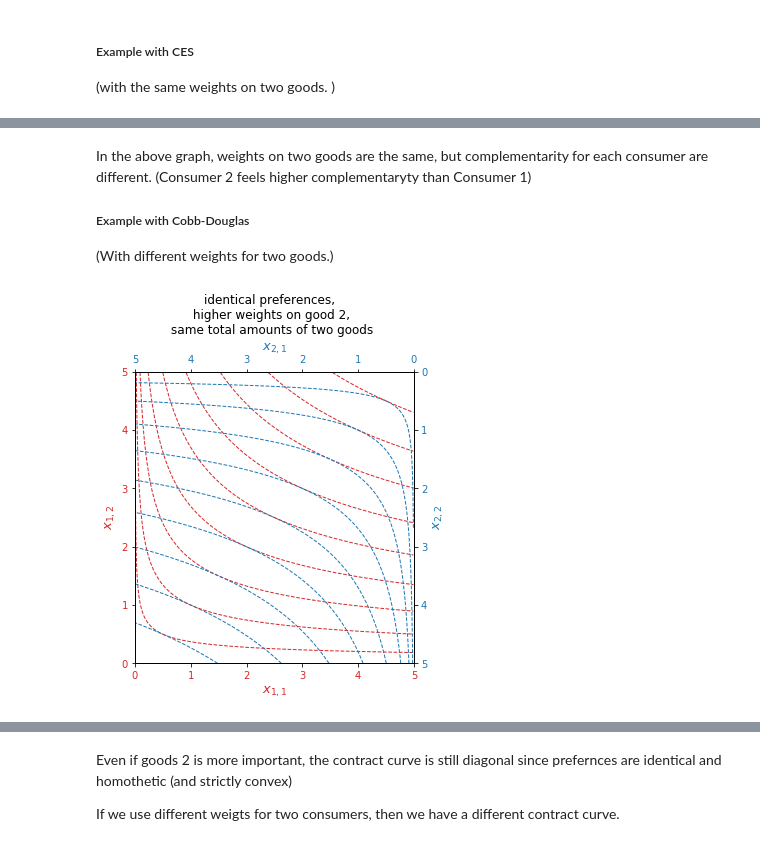
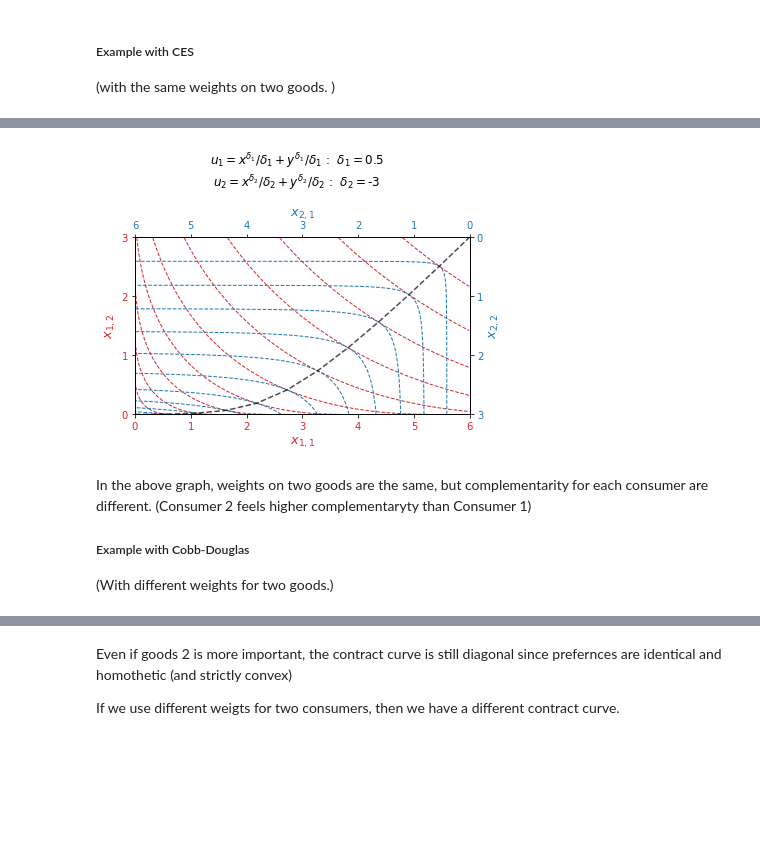
Before and after one commit to yyuta0001/Plotting_Intro_Micro_Econ, a Jupyter notebook: Edgeworth Box.ipynb, the cells around one changed output, grey strips where cells are left out. Drawn from its saved outputs; the diff is of its cells as text; code cells hidden in the pictures; blank space fills up the shorter version.

```diff
--- a/Edgeworth Box.ipynb
+++ b/Edgeworth Box.ipynb
@@ -109,32 +124,18 @@ plt.savefig('Edgeworth_not_identical1.png')
+# %%
+dlt1 = 0.5
+dlt2 = -3
+Edgeworth_box(u1=6, u2=3,
+              util1 = lambda x,y: CES(x, y, dlt1),
+              util2 =lambda x,y: CES(x, y, dlt2),
+              MRS1 =lambda x, y: MRS_CES(x,y,dlt1),
+              MRS2 =lambda x, y: MRS_CES(x,y,dlt2),
+              ttl='$u_1=x^{\delta_1}/{\delta_1} + y^{\delta_1}/{\delta_1}$ :  ${\delta_1}=$' + '{}\n'.format(dlt1)
+              +'$u_2=x^{\delta_2}/\delta_2 + y^{\delta_2}/\delta_2$ :  ${\delta_2}=$' + '{}'.format(dlt2),
+              ttl_margin= 1, top=0.7,  fname='Edgeworth_not_identical1.png')
+# %% [output]
+[figure, added]
 # %% [markdown]
 In the above graph, weights on two goods are the same, but complementarity for each consumer are different. (Consumer 2 feels higher complementaryty than Consumer 1)
 
 ##### Example with Cobb-Douglas
 (With different weights for two goods.)
-# %%
-l1 = 0.00000001
-u1 = 5
-u2 = 5
-x1 = np.arange(l1, u1, 0.01)
-x2 = np.arange(l1, u2, 0.01)
-X1, X2 = np.meshgrid(x1, x2)
-
-xtcks = np.arange(0, u1+1)
-ytcks = np.arange(0,u2+1)
-
-
-al = 0.3
-bet = 0.7
-V1 = Cobb_Douglas(X1, X2, al, bet)
-V2 = Cobb_Douglas(u1-X1, u2-X2, al, bet)
-
-x = np.arange(l1, u1, 0.5)
-clev1 = Cobb_Douglas(x, (u2/u1)*x, al, bet)
-clev2 = Cobb_Douglas(x, (u2/u1)*x, al, bet)
-
-ttl = 'identical preferences,\n higher weights on good 2,\n same total amounts of two goods'
-fig = Edgeworth_box(u1, u2, V1, V2, clev1,clev2, ttl, top = 0.8)
-
-plt.savefig('Edgeworth_identical2.png')
-# %% [output]
-[figure, removed]
```
Also changed, not shown: parts of 10 cells of this notebook.
